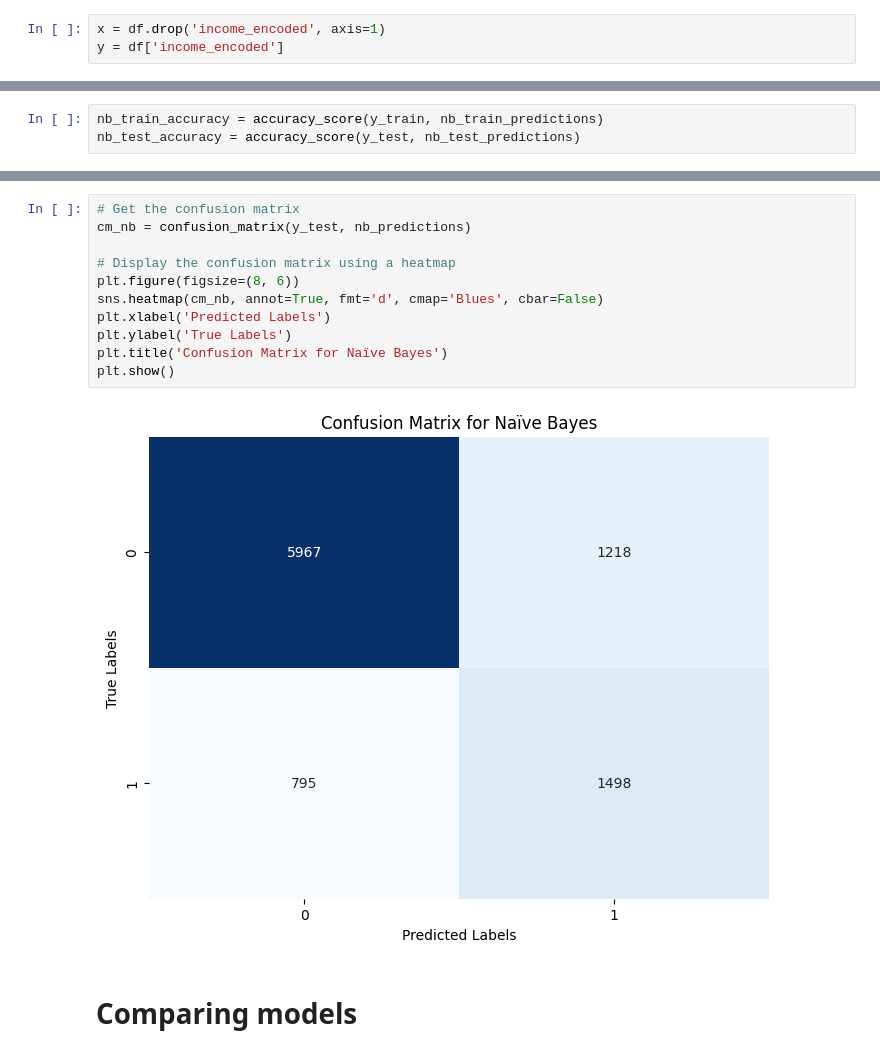
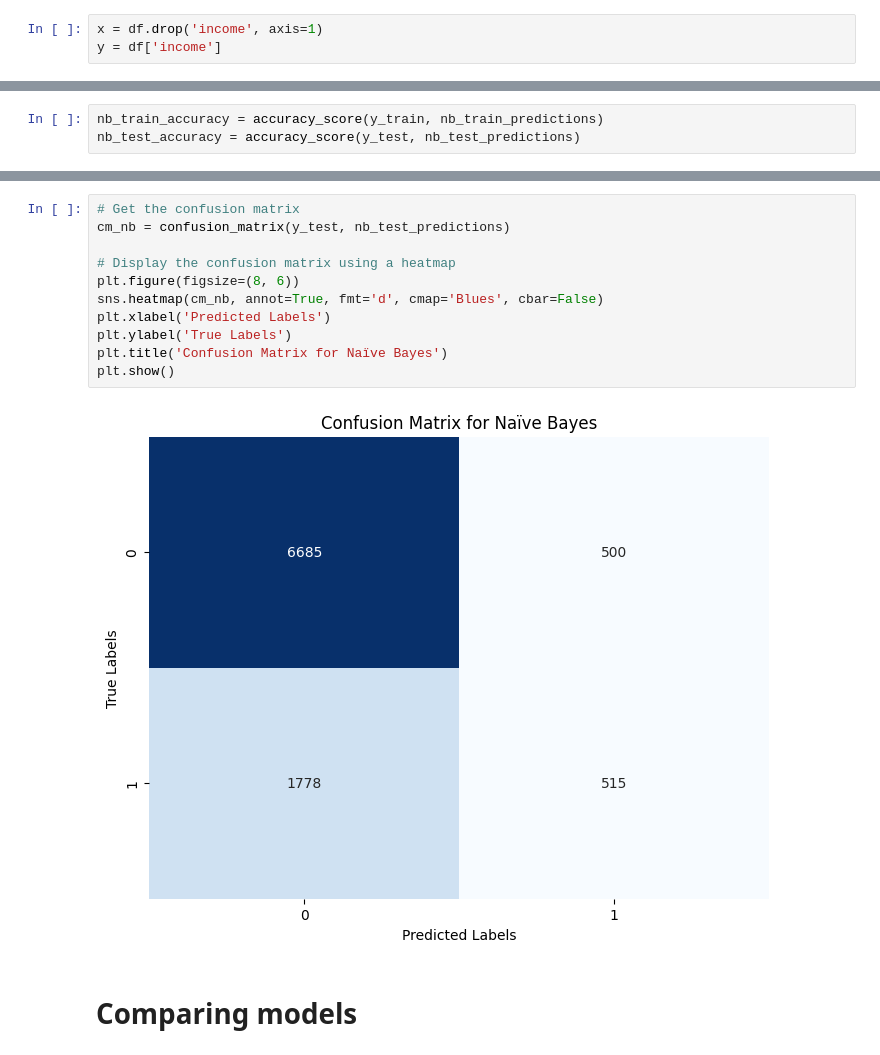
Before and after one commit to VanujaSooriyaarachchi/Census-Data-Income-Prediction, a Jupyter notebook: Model.ipynb, the cells around one changed output, grey strips where cells are left out. Drawn from its saved outputs; the diff is of its cells as text.

```diff
--- a/Model.ipynb
+++ b/Model.ipynb
@@ -49,5 +49,5 @@ df
 | 47388 | 35.0 | 5 | 182148 | 9 | 12 | 2 | 4 | 0 | ... |
 47389 rows × 15 columns
 # %%
-x = df.drop('income_encoded', axis=1)
-y = df['income_encoded']
+x = df.drop('income', axis=1)
+y = df['income']
@@ -234,16 +232,16 @@ plt.show()
 # %%
 # Get the confusion matrix
-cm_nb = confusion_matrix(y_test, nb_predictions)
+cm_nb = confusion_matrix(y_test, nb_test_predictions)
 
 # Display the confusion matrix using a heatmap
 plt.figure(figsize=(8, 6))
 sns.heatmap(cm_nb, annot=True, fmt='d', cmap='Blues', cbar=False)
 plt.xlabel('Predicted Labels')
 plt.ylabel('True Labels')
 plt.title('Confusion Matrix for Naïve Bayes')
 plt.show()
 # %% [output]
-[figure, old version]
+[figure, new version]
 # %% [markdown]
 # Comparing models
 # %%
```
Also changed, not shown: parts of 15 cells of this notebook, 1 other file.
